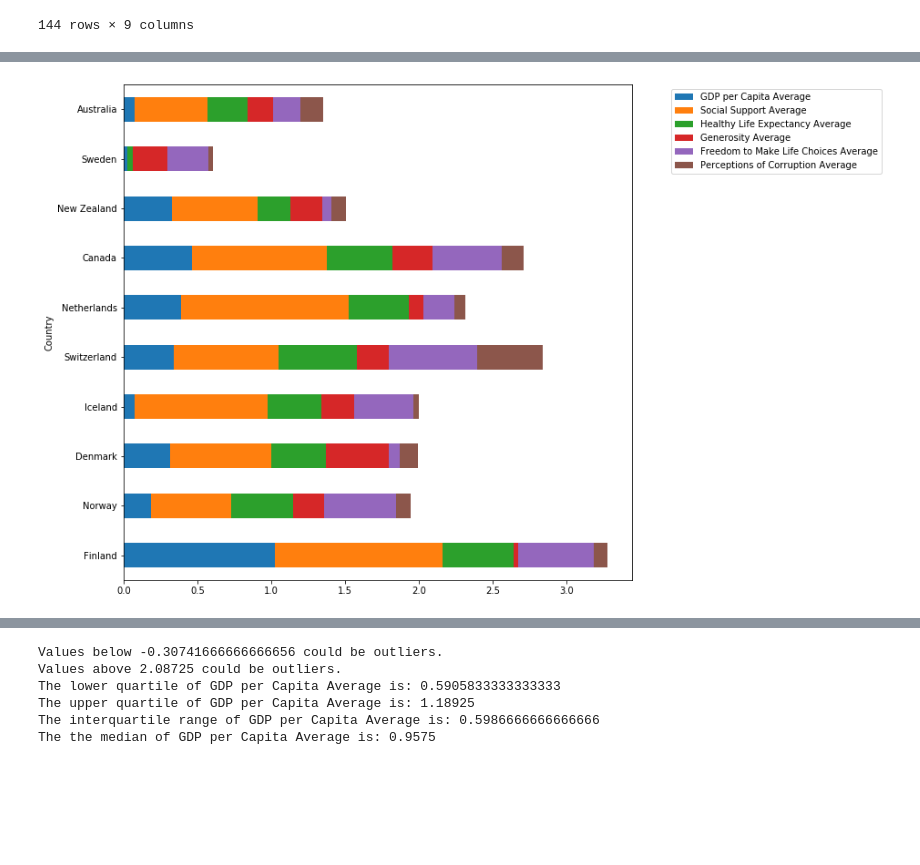
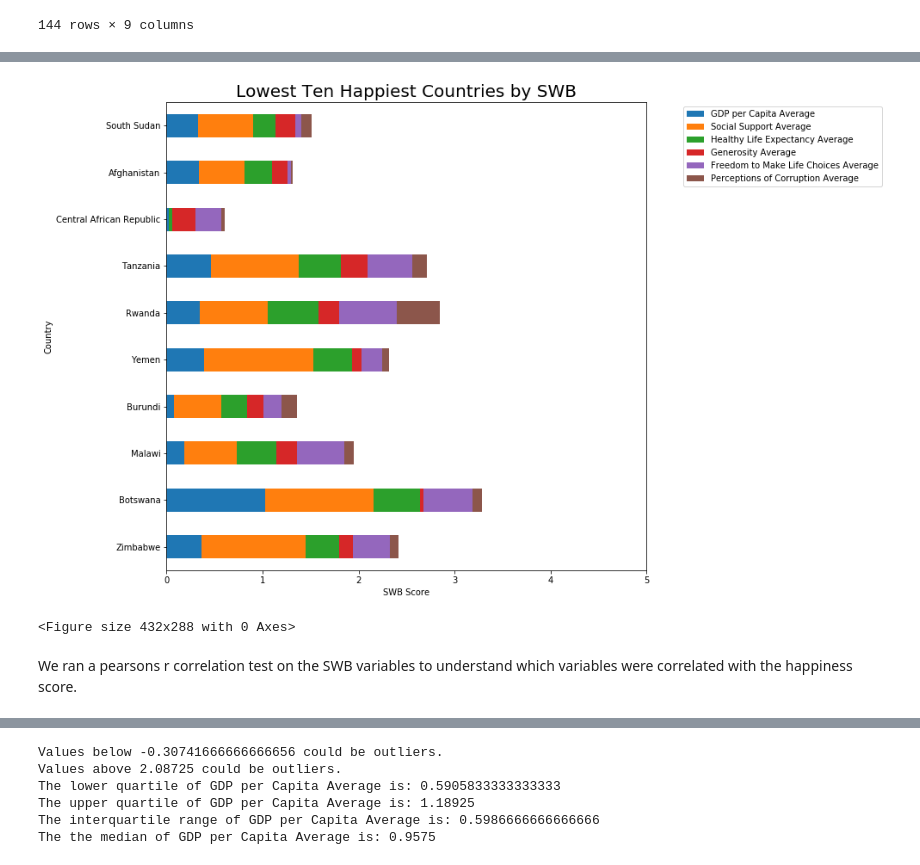
Before and after one commit to nbolt1989/Group_Project_1, a Jupyter notebook: Time for Happiness.ipynb, the cells around one changed output, grey strips where cells are left out. Cells and saved outputs as stored; diff of their text form; code cells hidden in the pictures; blank space fills up the shorter version.

```diff
--- a/Time for Happiness.ipynb
+++ b/Time for Happiness.ipynb
@@ -282,0 +271,5 @@ last10_df
+# %%
+# creating seperate dataframes for top ten and bottom 10 happiness scores
+top10_df = averagesorted_df.head(10)
+last10_df = averagesorted_df.tail(10)
+last10_df
@@ -298,12 +307,15 @@ plt.show()
 # %%
 #created bar chart for each SWB for the 10 countries with the lowest overall happiness score
 
-test2_df = last10_df[['Country','GDP per Capita Average','Social Support Average', 'Healthy Life Expectancy Average','Generosity Average','Freedom to Make Life Choices Average','Perceptions of Corruption Average']]
-test2_df.index = test_df['Country']
-test2_df.plot(kind='barh', stacked=True, figsize = (10,10))
+stacked2_df = last10_df[['Country','GDP per Capita Average','Social Support Average', 'Healthy Life Expectancy Average','Generosity Average','Freedom to Make Life Choices Average','Perceptions of Corruption Average']]
+stacked2_df.index = stacked2_df['Country']
+stacked2_df.plot(kind='barh', stacked=True, figsize = (10,10), xticks=np.arange(6))
 
 plt.legend(bbox_to_anchor = (1,.5,.5,.5))
-
+plt.title("Lowest Ten Happiest Countries by SWB", fontsize = 20)
+plt.xlabel("SWB Score")
 plt.show()
+plt.savefig('Lowest ten.png')
 # %% [output]
-[figure, old version]
+[figure, new version]
+<Figure size 432x288 with 0 Axes>
@@ -314,0 +322,2 @@ plt.show()
+# %% [markdown]
+We ran a pearsons r correlation test on the SWB variables to understand which variables were correlated with the happiness score.
```
Also changed, not shown: parts of 32 cells of this notebook, 9 other files.
